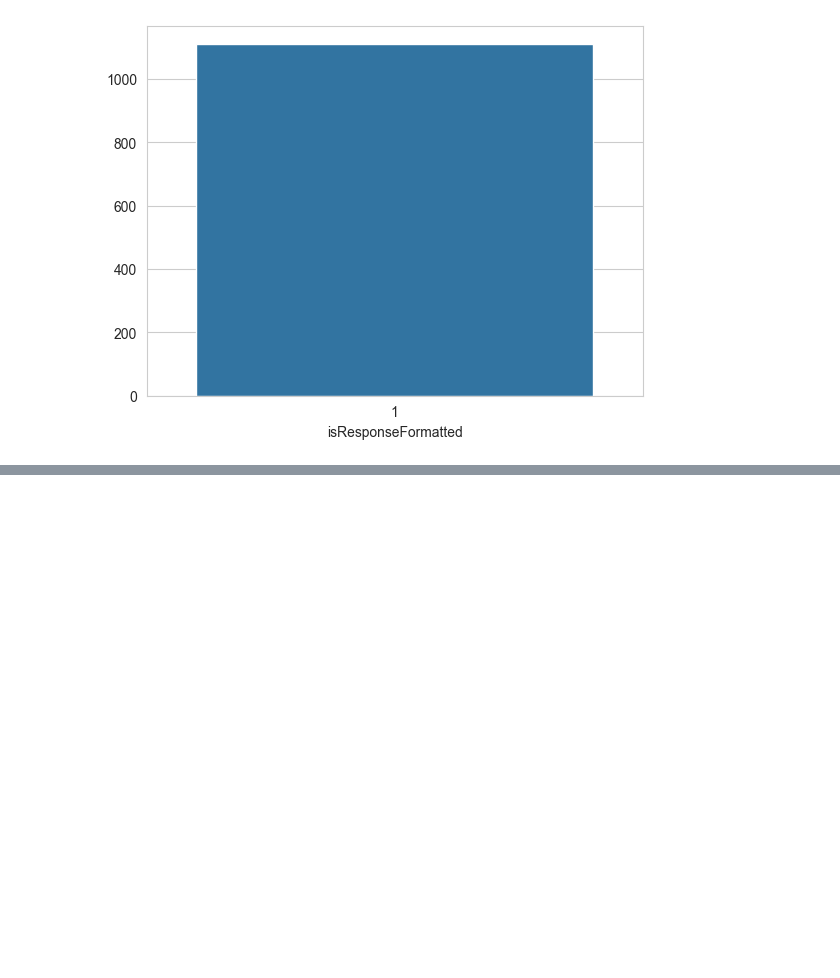
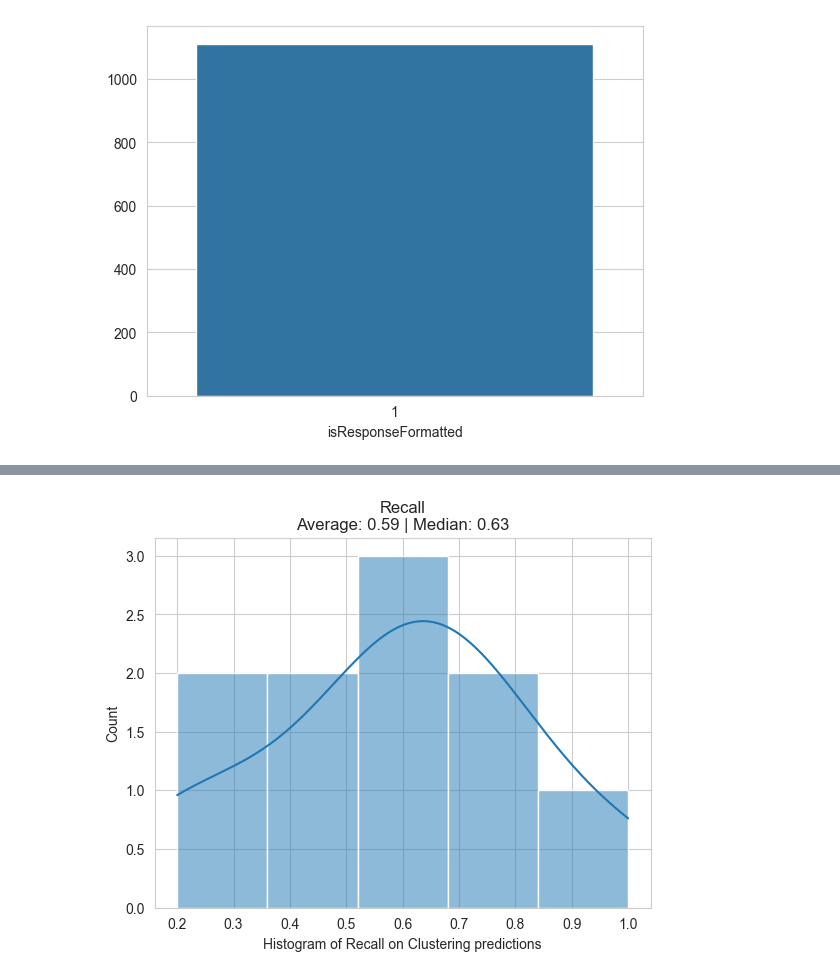
Before and after one commit to MicahHarlan/InfoRetrievalTermProject, a Jupyter notebook: metrics/results_engineering.ipynb, the cells around one changed output, grey strips where cells are left out. Cells and saved outputs as stored; diff of their text form; code cells hidden in the pictures; blank space fills up the shorter version.

```diff
--- a/metrics/results_engineering.ipynb
+++ b/metrics/results_engineering.ipynb
@@ -55,0 +87,9 @@ sns.barplot(x=df_formatting.isResponseFormatted.value_counts().index, y=df_forma
+# %%
+sns.histplot(df_clustering['Recall'], bins=5, kde=True)
+plt.xlabel('Histogram of Recall on Clustering predictions')
+plt.ylabel('Count')
+plt.title('Recall' + "\n" + "Average: " + str(round(df_clustering['Recall'].mean(), 2)) + " | " + "Median: " + str(round(df_clustering['Recall'].median(), 2)))
+plt.savefig('clustering-recall.png')
+plt.show()
+# %% [output]
+[figure, added]
```
Also changed, not shown: parts of 18 cells of this notebook, 13 other files.
